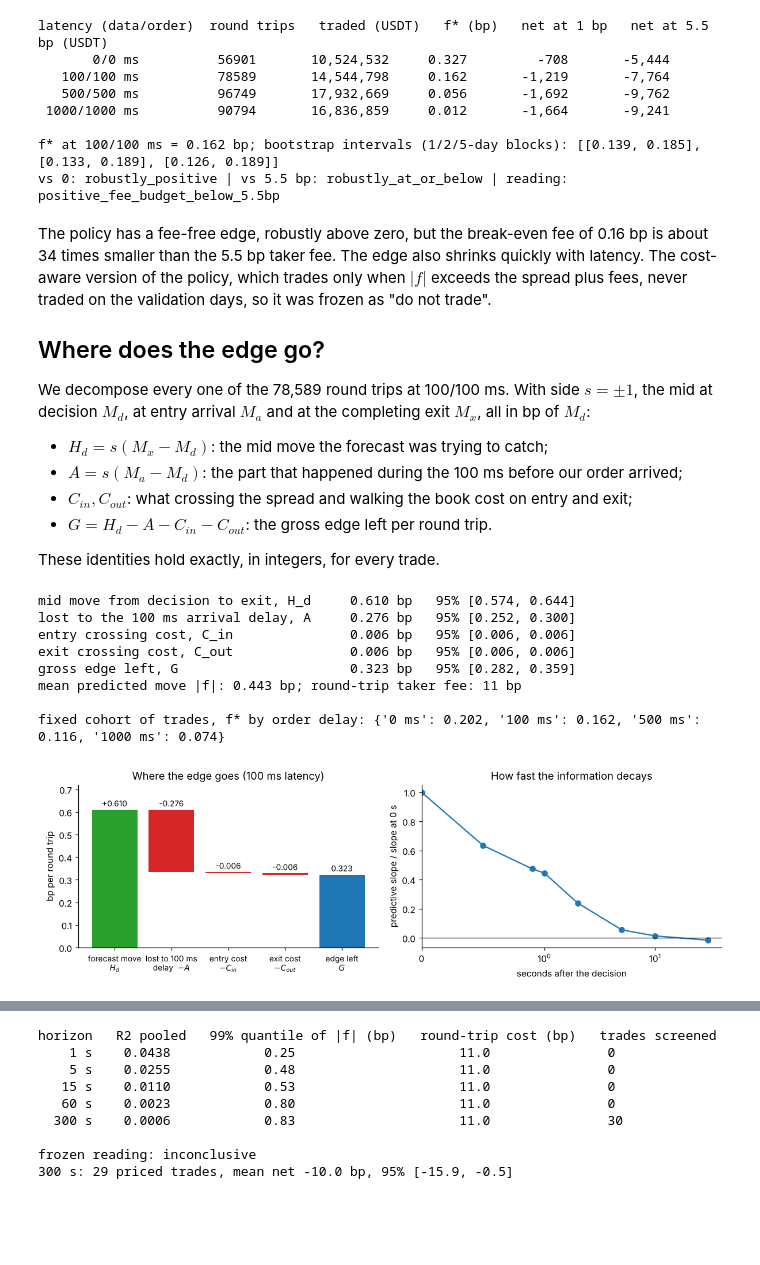
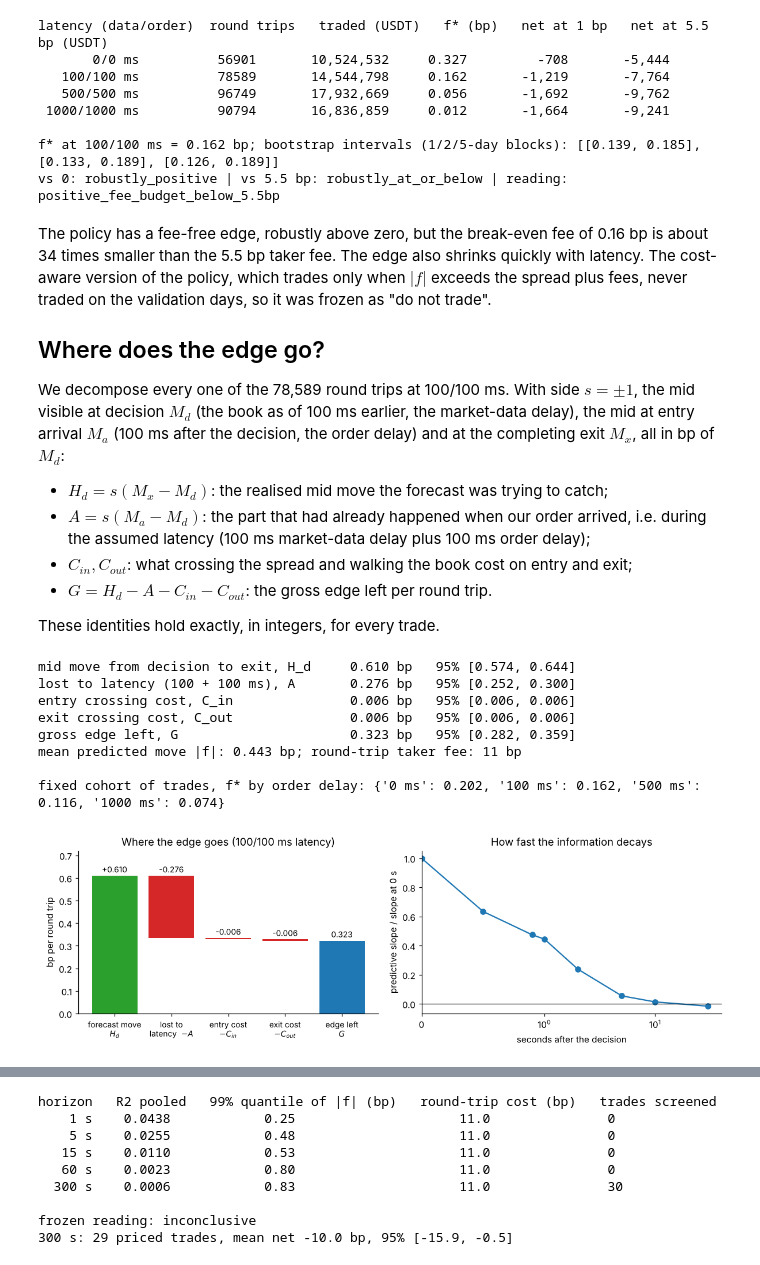
Before and after one commit to MoritzDue/BTC-orderflow, a Jupyter notebook: notebooks/02_trading_alone.ipynb, the cells around one changed output, grey strips where cells are left out. Cells and saved outputs as stored; diff of their text form; code cells hidden in the pictures; blank space fills up the shorter version.

```diff
--- a/notebooks/02_trading_alone.ipynb
+++ b/notebooks/02_trading_alone.ipynb
@@ -56,10 +56,10 @@ The policy has a fee-free edge, robustly above zero, but the break-even fee of 0
 
 ## Where does the edge go?
 
-We decompose every one of the 78,589 round trips at 100/100 ms. With side $s = \pm1$, the mid at decision $M_d$, at entry arrival $M_a$ and at the completing exit $M_x$, all in bp of $M_d$:
+We decompose every one of the 78,589 round trips at 100/100 ms. With side $s = \pm1$, the mid visible at decision $M_d$ (the book as of 100 ms earlier, the market-data delay), the mid at entry arrival $M_a$ (100 ms after the decision, the order delay) and at the completing exit $M_x$, all in bp of $M_d$:
 
-- $H_d = s(M_x - M_d)$: the mid move the forecast was trying to catch;
-- $A = s(M_a - M_d)$: the part that happened during the 100 ms before our order arrived;
+- $H_d = s(M_x - M_d)$: the realised mid move the forecast was trying to catch;
+- $A = s(M_a - M_d)$: the part that had already happened when our order arrived, i.e. during the assumed latency (100 ms market-data delay plus 100 ms order delay);
 - $C_{in}, C_{out}$: what crossing the spread and walking the book cost on entry and exit;
 - $G = H_d - A - C_{in} - C_{out}$: the gross edge left per round trip.
 
@@ -67,45 +67,45 @@ These identities hold exactly, in integers, for every trade.
 # %%
 W = S['where_edge_goes']
 dec, ci = W['decomposition_bp'], W['decomposition_ci95']
-for k, name in (('Hd', 'mid move from decision to exit, H_d'), ('A', 'lost to the 100 ms arrival delay, A'),
+for k, name in (('Hd', 'mid move from decision to exit, H_d'), ('A', 'lost to latency (100 + 100 ms), A'),
                 ('Ci', 'entry crossing cost, C_in'), ('Co', 'exit crossing cost, C_out'), ('G', 'gross edge left, G')):
     print(f"{name:38s} {dec[k]:6.3f} bp   95% [{ci[k][0]:.3f}, {ci[k][1]:.3f}]")
 print(f"mean predicted move |f|: {dec['abs_f']:.3f} bp; round-trip taker fee: 11 bp")
 
-steps = [('forecast move\n$H_d$', dec['Hd']), ('lost to 100 ms\ndelay  $-A$', -dec['A']),
+steps = [('forecast move\n$H_d$', dec['Hd']), ('lost to\nlatency  $-A$', -dec['A']),
          ('entry cost\n$-C_{in}$', -dec['Ci']), ('exit cost\n$-C_{out}$', -dec['Co'])]
 fig, ax = plt.subplots(1, 2, figsize=(11, 3.6))
 level = 0
 for i, (name, v) in enumerate(steps):
     ax[0].bar(i, v, bottom=level, color='tab:green' if v > 0 else 'tab:red')
     ax[0].text(i, max(level, level + v) + 0.015, f'{v:+.3f}', ha='center', fontsize=9)
     level += v
 ax[0].bar(len(steps), level, color='tab:blue')
 ax[0].text(len(steps), level + 0.015, f'{level:.3f}', ha='center', fontsize=9)
 ax[0].set_xticks(range(5), [n for n, _ in steps] + ['edge left\n$G$'], fontsize=9)
 ax[0].set_ylim(0, 0.72)
 ax[0].set_ylabel('bp per round trip')
-ax[0].set_title('Where the edge goes (100 ms latency)')
+ax[0].set_title('Where the edge goes (100/100 ms latency)')
 lags = sorted(W['decay_slope_ratio'], key=float)
 ax[1].plot([float(x) for x in lags], [W['decay_slope_ratio'][x] for x in lags], 'o-')
 ax[1].axhline(0, color='k', lw=0.8)
 ax[1].set_xscale('symlog', linthresh=1)
 ax[1].set_xlim(0, 40)
 ax[1].set_xlabel('seconds after the decision')
 ax[1].set_ylabel('predictive slope / slope at 0 s')
 ax[1].set_title('How fast the information decays')
 fig.tight_layout()
 fig.savefig('figures/edge_decomposition.png')
 
 print('\nfixed cohort of trades, f* by order delay:', {k + ' ms': round(v, 3) for k, v in W['fixed_cohort_break_even_bp'].items()})
 # %% [output]
 mid move from decision to exit, H_d     0.610 bp   95% [0.574, 0.644]
-lost to the 100 ms arrival delay, A     0.276 bp   95% [0.252, 0.300]
+lost to latency (100 + 100 ms), A       0.276 bp   95% [0.252, 0.300]
 entry crossing cost, C_in               0.006 bp   95% [0.006, 0.006]
 exit crossing cost, C_out               0.006 bp   95% [0.006, 0.006]
 gross edge left, G                      0.323 bp   95% [0.282, 0.359]
 mean predicted move |f|: 0.443 bp; round-trip taker fee: 11 bp
 
 fixed cohort of trades, f* by order delay: {'0 ms': 0.202, '100 ms': 0.162, '500 ms': 0.116, '1000 ms': 0.074}
-[figure, old version]
+[figure, new version]
 # %% [markdown]
```
Also changed, not shown: parts of 2 cells of this notebook, 5 other files.
